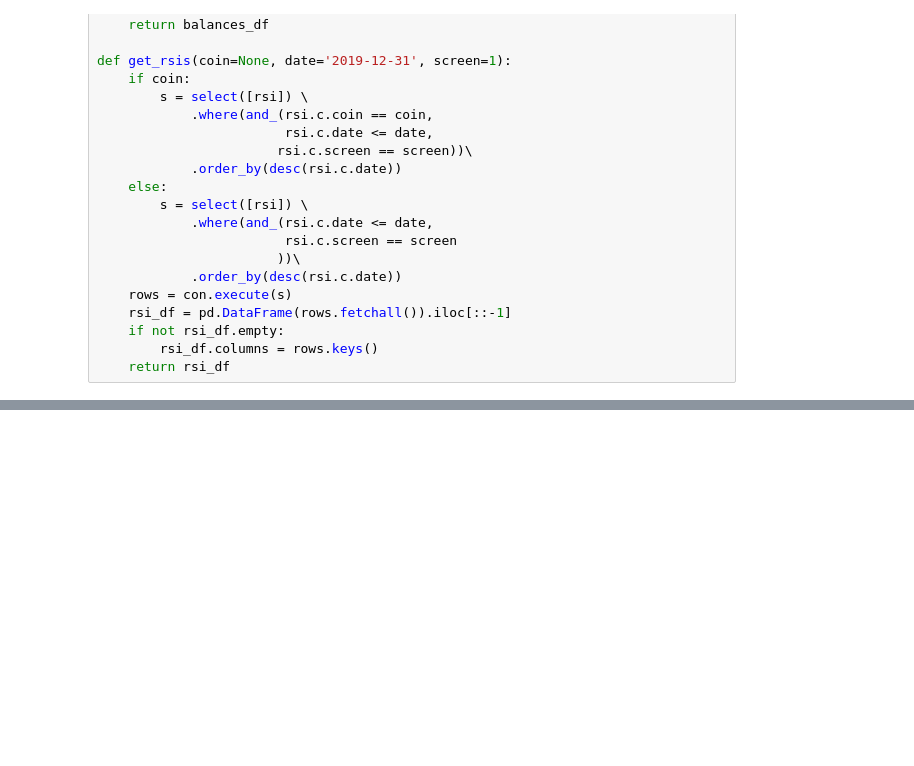
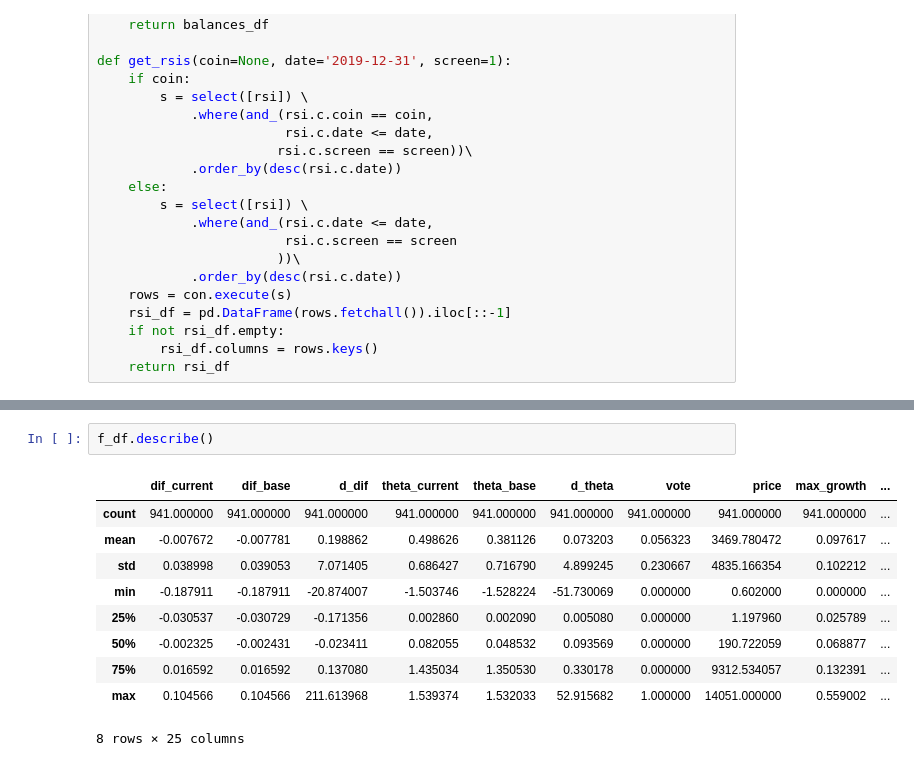
Before and after one commit to eduardocurado/crypto_bot, a Jupyter notebook: Crypto_trader_model20180312.ipynb, the cells around one changed output, grey strips where cells are left out. Cells and saved outputs as stored; diff of their text form; blank space fills up the shorter version.

```diff
--- a/Crypto_trader_model20180312.ipynb
+++ b/Crypto_trader_model20180312.ipynb
@@ -403,0 +430,13 @@ graph.render("linear_parms")
+# %%
+f_df.describe()
+# %% [output]
+|  | dif_current | dif_base | d_dif | theta_current | theta_base | d_theta | vote | price | max_growth | ... |
+| count | 941.000000 | 941.000000 | 941.000000 | 941.000000 | 941.000000 | 941.000000 | 941.000000 | 941.000000 | 941.000000 | ... |
+| mean | -0.007672 | -0.007781 | 0.198862 | 0.498626 | 0.381126 | 0.073203 | 0.056323 | 3469.780472 | 0.097617 | ... |
+| std | 0.038998 | 0.039053 | 7.071405 | 0.686427 | 0.716790 | 4.899245 | 0.230667 | 4835.166354 | 0.102212 | ... |
+| min | -0.187911 | -0.187911 | -20.874007 | -1.503746 | -1.528224 | -51.730069 | 0.000000 | 0.602000 | 0.000000 | ... |
+| 25% | -0.030537 | -0.030729 | -0.171356 | 0.002860 | 0.002090 | 0.005080 | 0.000000 | 1.197960 | 0.025789 | ... |
+| 50% | -0.002325 | -0.002431 | -0.023411 | 0.082055 | 0.048532 | 0.093569 | 0.000000 | 190.722059 | 0.068877 | ... |
+| 75% | 0.016592 | 0.016592 | 0.137080 | 1.435034 | 1.350530 | 0.330178 | 0.000000 | 9312.534057 | 0.132391 | ... |
+| max | 0.104566 | 0.104566 | 211.613968 | 1.539374 | 1.532033 | 52.915682 | 1.000000 | 14051.000000 | 0.559002 | ... |
+8 rows × 25 columns
```
Also changed, not shown: parts of 11 cells of this notebook, 2 other files.
